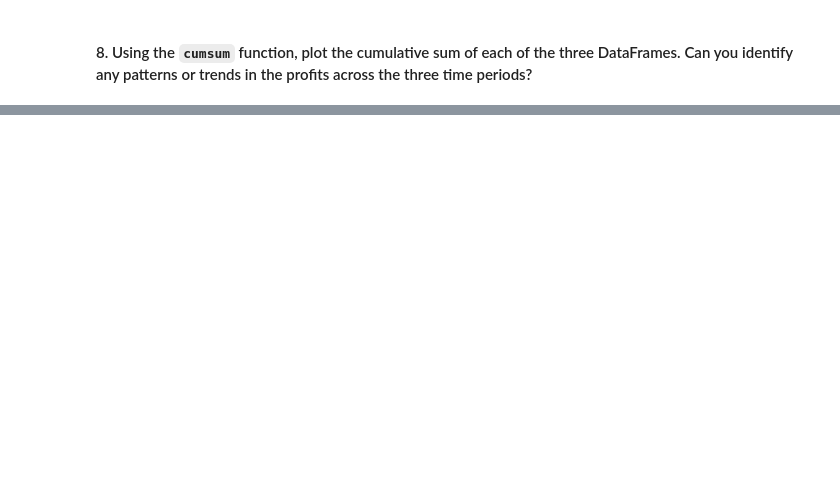
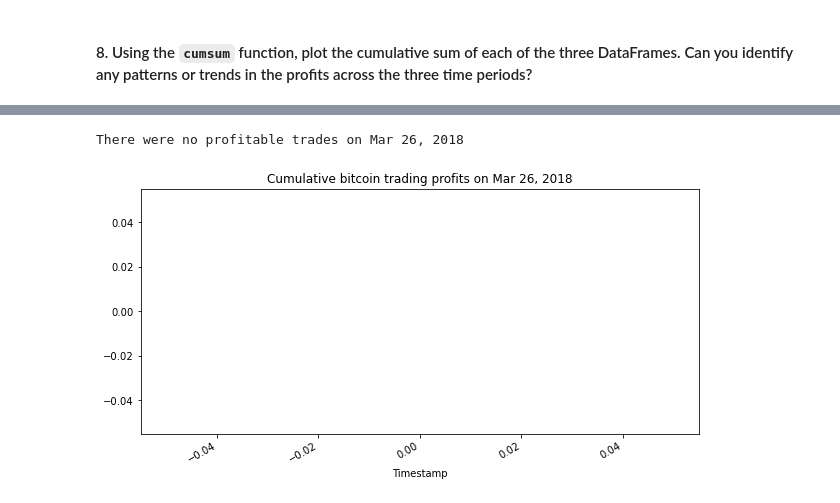
Before and after one commit to JakeWheelerGitHub/week_3_challenge, a Jupyter notebook: crypto_arbitrage.ipynb, the cells around one changed output, grey strips where cells are left out. Saved outputs shown, nothing was run; the diff lists cells and outputs as text; code cells hidden in the pictures; blank space fills up the shorter version.

```diff
--- a/crypto_arbitrage.ipynb
+++ b/crypto_arbitrage.ipynb
@@ -647,0 +662,6 @@ cumulative_profit_early = # YOUR CODE HERE
+# %%
+cumulative_profit_late.plot(figsize=(10, 5), title="Cumulative bitcoin trading profits on Mar 26, 2018", color = "blue")
+print("There were no profitable trades on Mar 26, 2018")
+# %% [output]
+There were no profitable trades on Mar 26, 2018
+[figure, added]
```
Also changed, not shown: parts of 12 cells of this notebook.
